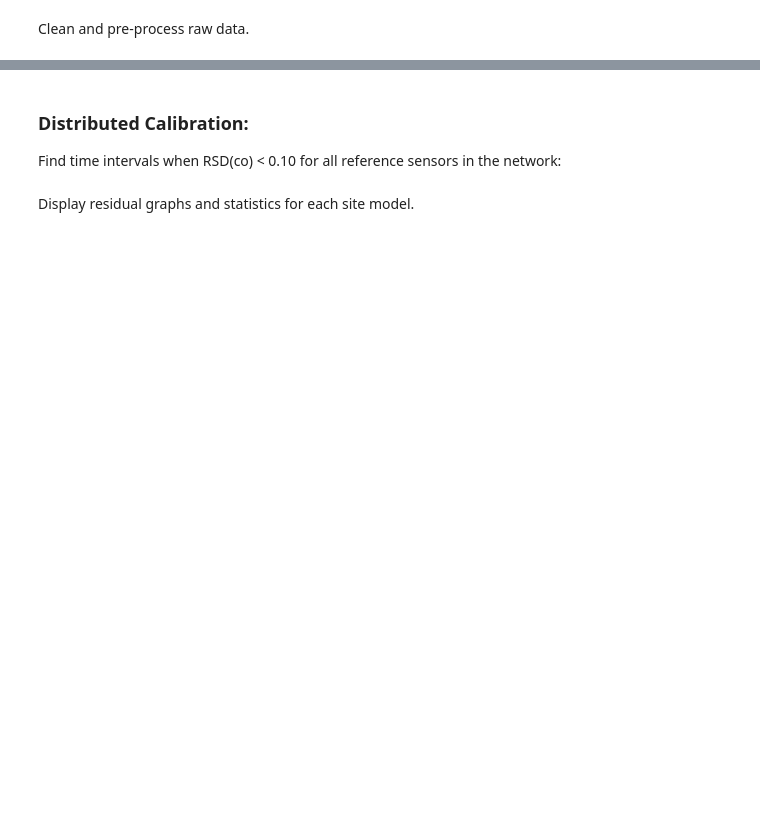
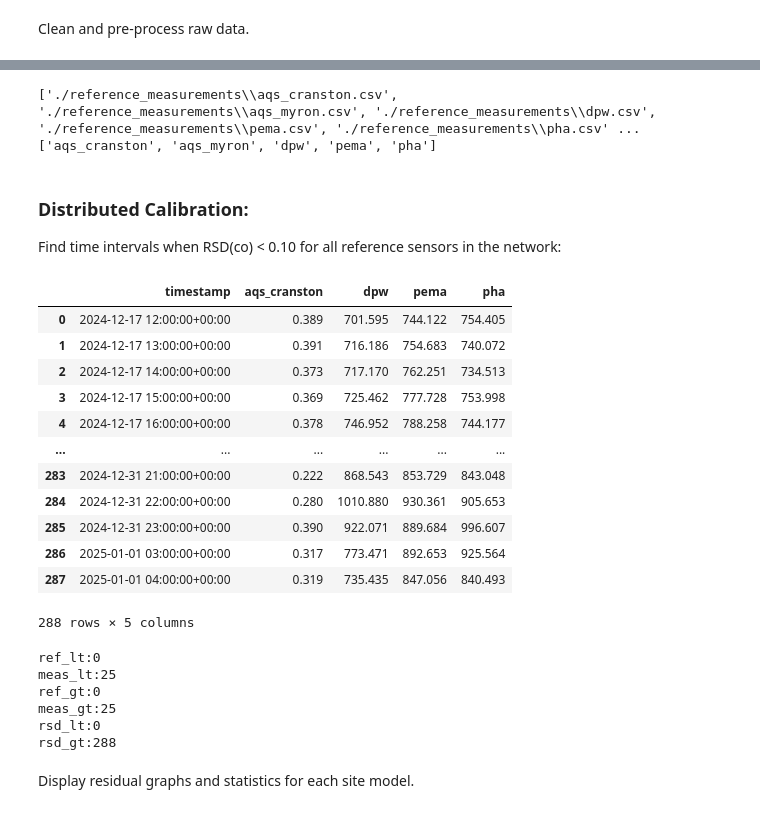
Before and after one commit to dwoodilla/bpp-scripts, a Jupyter notebook: BEACO2N_CO_calibration.ipynb, the cells around one changed output, grey strips where cells are left out. Saved outputs shown, nothing was run; the diff lists cells and outputs as text; code cells hidden in the pictures; blank space fills up the shorter version.

```diff
--- a/BEACO2N_CO_calibration.ipynb
+++ b/BEACO2N_CO_calibration.ipynb
@@ -100,16 +62,18 @@ measurement_files = glob("./BEACO2N_measurements/*.csv")
 measurement_df = {os.path.splitext(os.path.basename(f))[0] : pd.read_csv(f) for f in measurement_files}
 reference_files = glob("./reference_measurements/*.csv")
 reference_df = {os.path.splitext(os.path.basename(f))[0] : pd.read_csv(f) for f in reference_files}
+print(reference_files)
+print(list(reference_df.keys()))
 
 # Clean measurement and reference data.
 
-def clean_measurement(df: pd.DataFrame) -> pd.DataFrame :
+def clean_BEACO2N(df: pd.DataFrame) -> pd.DataFrame :
     # Store time in Pandas datetime format.
-    df = df.rename(columns={"datetime":"timestamp", "co2_raw":"co2"})
+    df.rename(columns={"datetime":"timestamp", "co2_raw":"co2"}, inplace=True)
     df["timestamp"] = pd.to_datetime(df["timestamp"], utc=True).dt.round("h")
 
     # Drop redundant time columns
-    df = df.drop(columns=[col for col in ["local_timestamp", "epoch", "node_file_id", "node_id"] if col in df.columns])
+    df.drop(columns=["local_timestamp", "epoch", "node_file_id", "node_id"], inplace=True)
 
     # For all columns suffixed by "_wrk_aux", convert from Volts to milliVolts (*1000) and remove suffix
     wrk_aux_cols = df.filter(regex=r"_wrk_aux$").columns
@@ -117,21 +81,40 @@ def clean_measurement(df: pd.DataFrame) -> pd.DataFrame :
     df.rename(columns= {col : col.replace("_wrk_aux", "") for col in wrk_aux_cols}, inplace=True)
 
     # Drop all datapoints with incomplete data (e.g. missing co measurement)
-    df = df.dropna()
+    df.dropna(inplace=True)
+    df.set_index("timestamp")
     return df
 
 # Clean each site's dataframe
-measurement_df = {site: clean_measurement(df) for site, df in measurement_df.items()}
+measurement_df = {site: clean_BEACO2N(df) for site, df in measurement_df.items()}
 
 # Clean data for reference (QuantAQ) analogously
-def clean_reference(df: pd.DataFrame) -> pd.DataFrame :
-    df = df.drop(columns=[col for col in ["period_start", "period_end", "period_end_utc", "sn"] if col in df.columns])
-    df = df.rename(columns={"period_start_utc": "timestamp", "pm25": "pm2_5"})
+def clean_QuantAQ(df: pd.DataFrame) -> pd.DataFrame :
+    df.drop(columns=[col for col in ["period_start", "period_end", "period_end_utc", "sn"] if col in df.columns], inplace=True)
+    df.rename(columns={"period_start_utc": "timestamp", "pm25": "pm2_5"}, inplace=True)
     df["timestamp"] = pd.to_datetime(df["timestamp"], utc=True)
-    df = df.dropna()
+
+    df.dropna(inplace=True)
+    df.set_index("timestamp")
     return df
 
-reference_df = {key: clean_reference(df) for key, df in reference_df.items()}
+reference_df.update({key: clean_QuantAQ(df) for key, df in reference_df.items() if not "aqs" in key})
+
+def clean_aqs(df: pd.DataFrame) -> pd.DataFrame :
+    df.rename(columns={"sample_measurement" : "co"}, inplace=True)
+    df["timestamp"] = df["date_gmt"] + ' ' + df["time_gmt"]
+    df["timestamp"] = pd.to_datetime(df["timestamp"], utc=True) # should already be hourly, don't need to round.
+    df.drop(columns=[col for col in df.columns if col not in ["co", "timestamp"]], inplace=True)
+    df = df[["timestamp", "co"]]
+
+    df.dropna(inplace=True)
+    df.set_index("timestamp")
+    return df
+
+reference_df.update({key : clean_aqs(df) for key, df in reference_df.items() if "aqs" in key})
+# %% [output]
+['./reference_measurements\\aqs_cranston.csv', './reference_measurements\\aqs_myron.csv', './reference_measurements\\dpw.csv', './reference_measurements\\pema.csv', './reference_measurements\\pha.csv' ...
+['aqs_cranston', 'aqs_myron', 'dpw', 'pema', 'pha']
 # %%
 # Remove CO outliers from every site's data, including reference.
 def rm_outliers(df : pd.DataFrame) -> pd.DataFrame :
@@ -144,46 +127,74 @@ reference_df = {key: rm_outliers(df) for key, df in reference_df.items()}
 ### Distributed Calibration:
 Find time intervals when RSD(co) < 0.10 for all reference sensors in the network:
 # %%
-from functools import reduce
 rsd_dist = []
 
 # Add each site's timestamp and co data to a list of co tables with site column headers.
-[rsd_dist.append(df[["timestamp","co"]].rename(columns={'co':site})) for site, df in reference_df.items()]
+[rsd_dist.append(df[["timestamp","co"]].rename(columns={'co':site})) for site, df in reference_df.items() if site != "aqs_myron"]
+# print(rsd_dist)
 # Merge the co tables into one table.
-rsd_dist = reduce(lambda table, to_merge: pd.merge(table, to_merge, on="timestamp", how="inner"), rsd_dist)
+rsd_dist = reduce(lambda a, b: pd.merge(a, b, on="timestamp", how='inner'), rsd_dist) # This is emptying list
+display(rsd_dist)
 
 def rsd(row:pd.Series) -> float:
     ''' Helper function to calculate residual standard deviation of a dataframe row. '''
     vals = row[1:].values.astype(float)
     mean = np.mean(vals)
     sd = np.std(vals)
     return float(sd/mean) if mean != 0 else np.nan
 
 rsd_dist["rsd"]=rsd_dist.apply(rsd, axis=1)
 # display(rsd_dist)
 timestamps_rsd_lt_10pc = rsd_dist[rsd_dist["rsd"]<.10]["timestamp"]
 timestamps_rsd_gt_10pc = rsd_dist[rsd_dist["rsd"]>=.10]["timestamp"]
 # print(len(timestamps_rsd_lt_10pc))
 # print(len(timestamps_rsd_gt_10pc))
 
 # Filter datasets to include only data contained by
 # intersection(timestamps_rsd_lt_10pc, measurement[site]["timestamp"], reference["timestamp"])
 
 ref_times_rsd_lt_10pc = timestamps_rsd_lt_10pc
 '''A list of timestamps contained in all of: timestamps_rsd_lt_10pc, dpw, pema, pha'''
 for ref_site in reference_df: ref_times_rsd_lt_10pc = ref_times_rsd_lt_10pc[ref_times_rsd_lt_10pc.isin(reference_df[ref_site]["timestamp"])]
 
 meas_times_rsd_lt_10pc = {}
 '''A map from measurement sites to list of timestamps containing ⋂(ref_times_rsd_lt_10pc, meas_site["timestamps"])'''
 for meas_site in measurement_df.keys(): meas_times_rsd_lt_10pc[meas_site] = ref_times_rsd_lt_10pc[ref_times_rsd_lt_10pc.isin(measurement_df[meas_site]["timestamp"])]
 
 ref_times_rsd_gt_10pc = timestamps_rsd_gt_10pc
 '''A list of timestamps contained in all of: timestamps_rsd_gt_10pc, dpw, pema, pha'''
 for ref_site in reference_df: ref_times_rsd_gt_10pc = ref_times_rsd_gt_10pc[ref_times_rsd_gt_10pc.isin(reference_df[ref_site]["timestamp"])]
 
 meas_times_rsd_gt_10pc = {}
 '''A map from measurement sites to list of timestamps containing ⋂(ref_times_rsd_gt_10pc, meas_site["timestamps"])'''
 for meas_site in measurement_df.keys(): meas_times_rsd_gt_10pc[meas_site] = ref_times_rsd_gt_10pc[ref_times_rsd_gt_10pc.isin(measurement_df[meas_site]["timestamp"])]
+
+print(f"ref_lt:{len(ref_times_rsd_lt_10pc)}\n" +
+       f"meas_lt:{len(meas_times_rsd_lt_10pc)}\n" +
+       f"ref_gt:{len(ref_times_rsd_gt_10pc)}\n" +
+       f"meas_gt:{len(meas_times_rsd_gt_10pc)}\n" +
+       f"rsd_lt:{len(timestamps_rsd_lt_10pc)}\n" +
+       f"rsd_gt:{len(timestamps_rsd_gt_10pc)}")
+# %% [output]
+|  | timestamp | aqs_cranston | dpw | pema | pha |
+| 0 | 2024-12-17 12:00:00+00:00 | 0.389 | 701.595 | 744.122 | 754.405 |
+| 1 | 2024-12-17 13:00:00+00:00 | 0.391 | 716.186 | 754.683 | 740.072 |
+| 2 | 2024-12-17 14:00:00+00:00 | 0.373 | 717.170 | 762.251 | 734.513 |
+| 3 | 2024-12-17 15:00:00+00:00 | 0.369 | 725.462 | 777.728 | 753.998 |
+| 4 | 2024-12-17 16:00:00+00:00 | 0.378 | 746.952 | 788.258 | 744.177 |
+| ... | ... | ... | ... | ... | ... |
+| 283 | 2024-12-31 21:00:00+00:00 | 0.222 | 868.543 | 853.729 | 843.048 |
+| 284 | 2024-12-31 22:00:00+00:00 | 0.280 | 1010.880 | 930.361 | 905.653 |
+| 285 | 2024-12-31 23:00:00+00:00 | 0.390 | 922.071 | 889.684 | 996.607 |
+| 286 | 2025-01-01 03:00:00+00:00 | 0.317 | 773.471 | 892.653 | 925.564 |
+| 287 | 2025-01-01 04:00:00+00:00 | 0.319 | 735.435 | 847.056 | 840.493 |
+288 rows × 5 columns
+ref_lt:0
+meas_lt:25
+ref_gt:0
+meas_gt:25
+rsd_lt:0
+rsd_gt:288
 # %% [markdown]
 Display residual graphs and statistics for each site model.
 # %%
```
Also changed, not shown: parts of 5 cells of this notebook.
